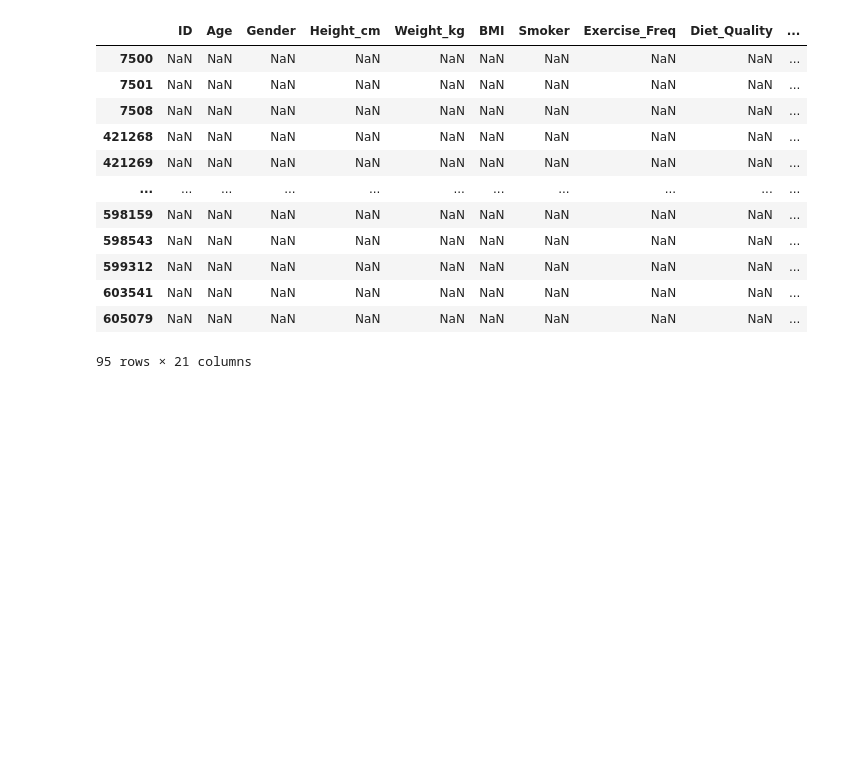
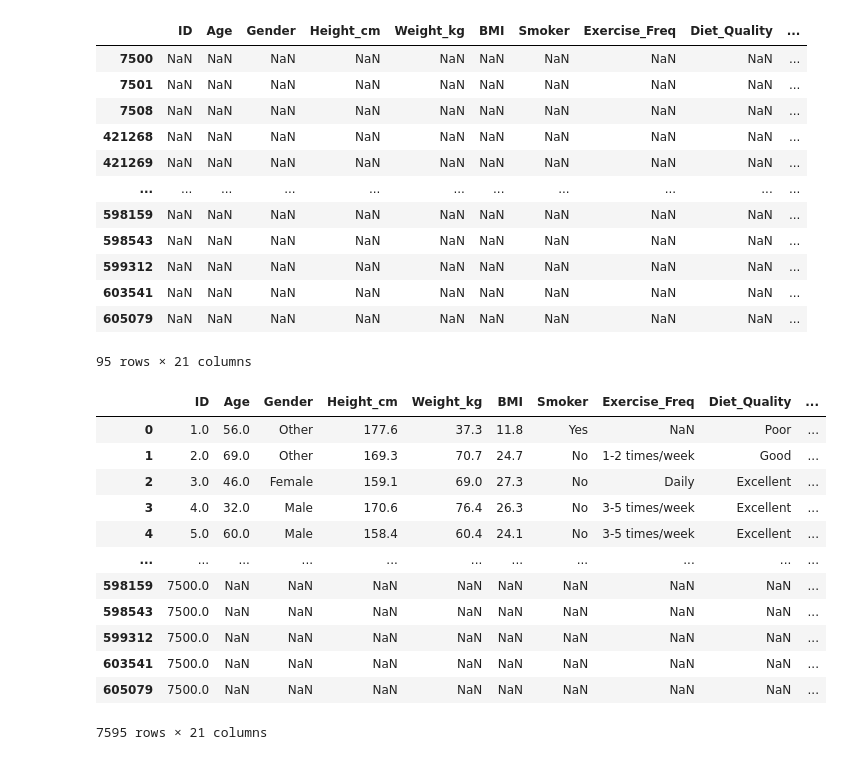
Before and after one commit to Brian342/Chronic-Disease-Risk, a Jupyter notebook: Chronic Diseases.ipynb, the cells around one changed output. Saved outputs shown, nothing was run; the diff lists cells and outputs as text; code cells hidden in the pictures; blank space fills up the shorter version.

```diff
--- a/Chronic Diseases.ipynb
+++ b/Chronic Diseases.ipynb
@@ -204,4 +232,27 @@ combined_data[combined_data['Age'].isna()]
 | 603541 | NaN | NaN | NaN | NaN | NaN | NaN | NaN | NaN | NaN | ... |
 | 605079 | NaN | NaN | NaN | NaN | NaN | NaN | NaN | NaN | NaN | ... |
 95 rows × 21 columns
+# %%
+def fill_interpolate(df: pd.DataFrame)->pd.DataFrame:
+    num = df.select_dtypes(include=['number']).columns
+
+    for res in num:
+        df[res] = df[res].interpolate()
+        return df
+# %%
+fill_interpolate(combined_data)
+# %% [output]
+|  | ID | Age | Gender | Height_cm | Weight_kg | BMI | Smoker | Exercise_Freq | Diet_Quality | ... |
+| 0 | 1.0 | 56.0 | Other | 177.6 | 37.3 | 11.8 | Yes | NaN | Poor | ... |
+| 1 | 2.0 | 69.0 | Other | 169.3 | 70.7 | 24.7 | No | 1-2 times/week | Good | ... |
+| 2 | 3.0 | 46.0 | Female | 159.1 | 69.0 | 27.3 | No | Daily | Excellent | ... |
+| 3 | 4.0 | 32.0 | Male | 170.6 | 76.4 | 26.3 | No | 3-5 times/week | Excellent | ... |
+| 4 | 5.0 | 60.0 | Male | 158.4 | 60.4 | 24.1 | No | 3-5 times/week | Excellent | ... |
+| ... | ... | ... | ... | ... | ... | ... | ... | ... | ... | ... |
+| 598159 | 7500.0 | NaN | NaN | NaN | NaN | NaN | NaN | NaN | NaN | ... |
+| 598543 | 7500.0 | NaN | NaN | NaN | NaN | NaN | NaN | NaN | NaN | ... |
+| 599312 | 7500.0 | NaN | NaN | NaN | NaN | NaN | NaN | NaN | NaN | ... |
+| 603541 | 7500.0 | NaN | NaN | NaN | NaN | NaN | NaN | NaN | NaN | ... |
+| 605079 | 7500.0 | NaN | NaN | NaN | NaN | NaN | NaN | NaN | NaN | ... |
+7595 rows × 21 columns
 # %%
```
Also changed, not shown: parts of 4 cells of this notebook.
